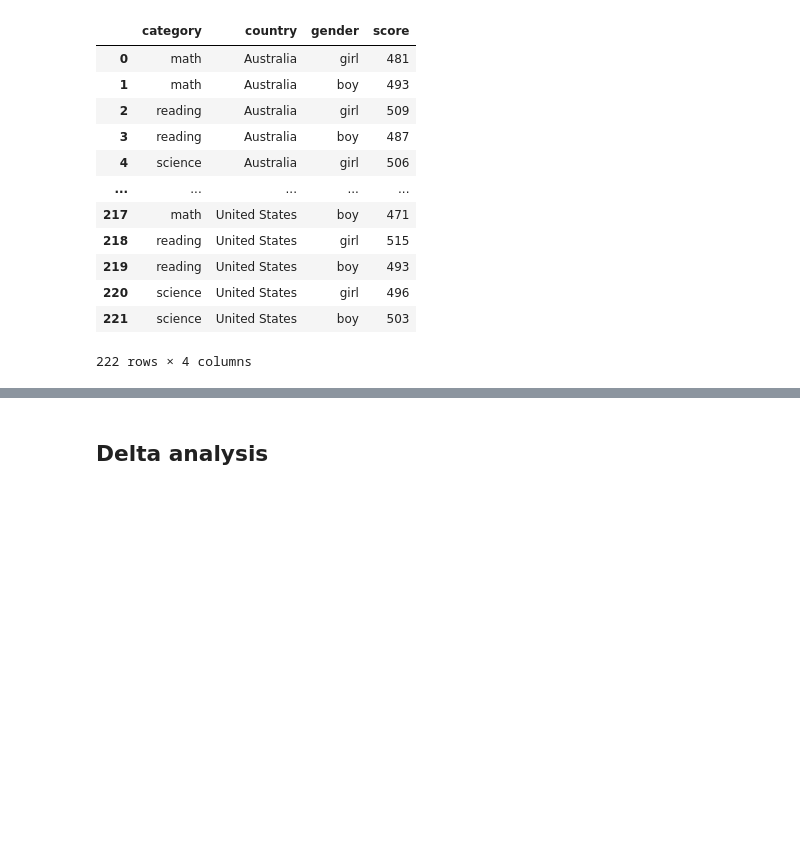
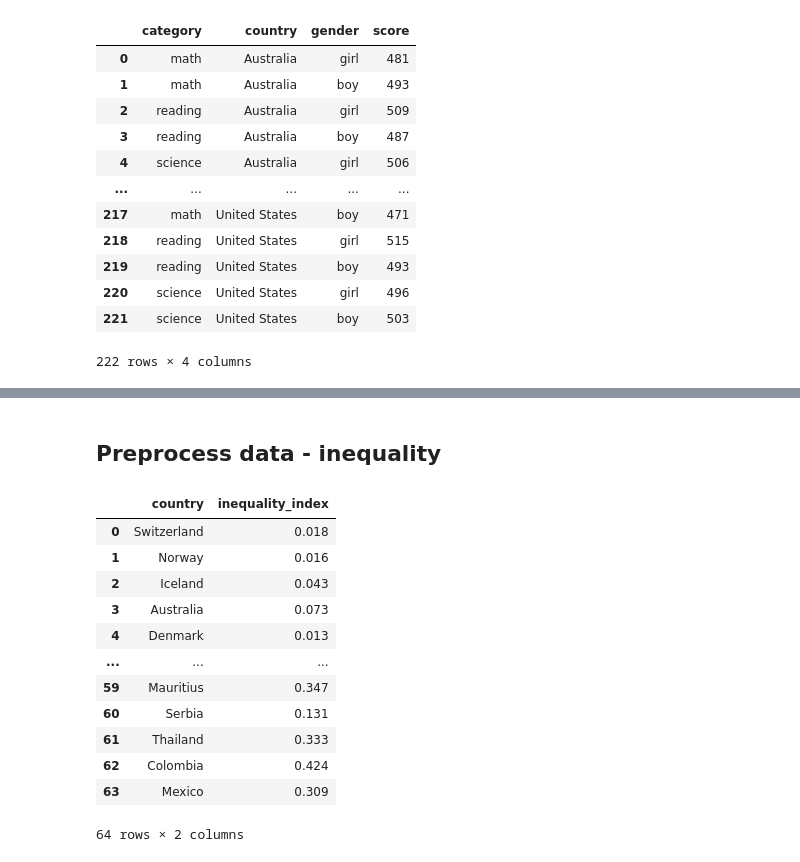
Before and after one commit to FrederikWR/pisa_2022_analysis, a Jupyter notebook: analysis.ipynb, the cells around one changed output, grey strips where cells are left out. Saved outputs shown, nothing was run; the diff lists cells and outputs as text; code cells hidden in the pictures; blank space fills up the shorter version.

```diff
--- a/analysis.ipynb
+++ b/analysis.ipynb
@@ -89,3 +111,25 @@ science has 95%-conf performance delta: -15.44 to 15.84
 [figure]
-# %% [markdown]
-## Delta analysis
+# %% [markdown]
+## Preprocess data - inequality
+# %%
+df_inequality = df_inequality__raw.copy()
+df_inequality = df_inequality[["Country","Gender Inequality Index: Value"]]
+
+df_inequality.rename(columns={"Country": "country"}, inplace=True)
+df_inequality.rename(columns={"Gender Inequality Index: Value": "inequality_index"}, inplace=True)
+
+df_inequality
+# %% [output]
+|  | country | inequality_index |
+| 0 | Switzerland | 0.018 |
+| 1 | Norway | 0.016 |
+| 2 | Iceland | 0.043 |
+| 3 | Australia | 0.073 |
+| 4 | Denmark | 0.013 |
+| ... | ... | ... |
+| 59 | Mauritius | 0.347 |
+| 60 | Serbia | 0.131 |
+| 61 | Thailand | 0.333 |
+| 62 | Colombia | 0.424 |
+| 63 | Mexico | 0.309 |
+64 rows × 2 columns
```
Also changed, not shown: parts of 7 cells of this notebook, 1 other file.
